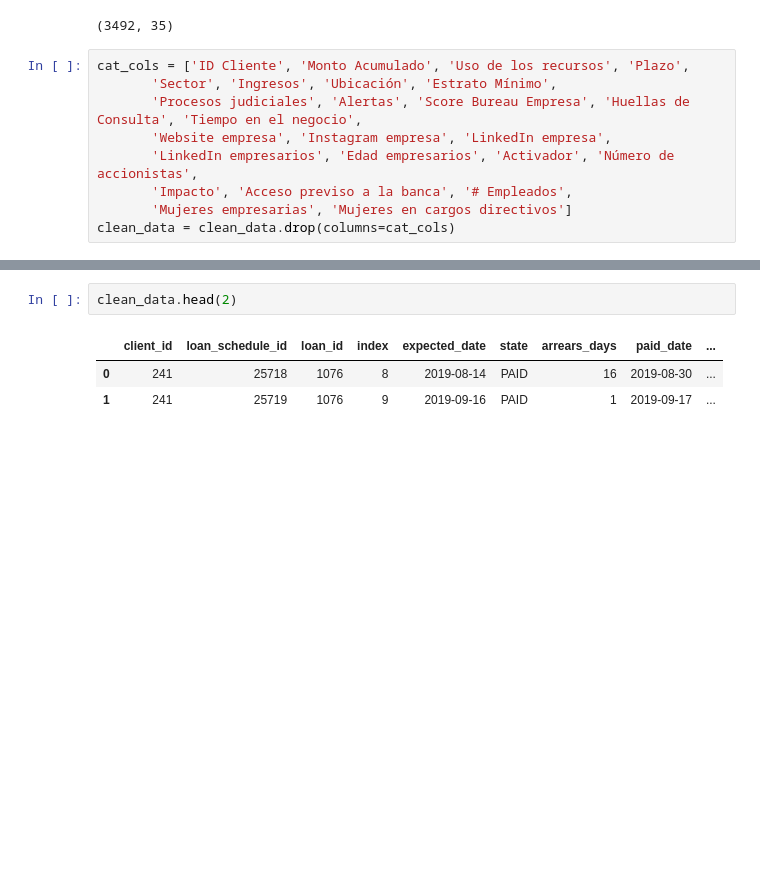
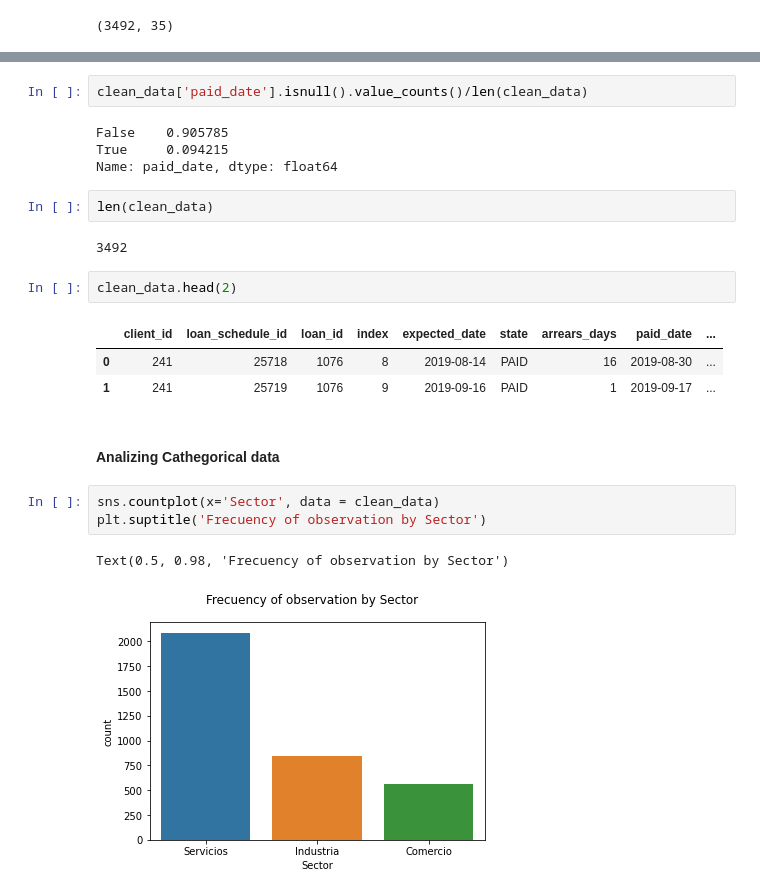
Before and after one commit to cbarros7/capstone_project_holberton, a Jupyter notebook: cleaning_data.ipynb, the cells around one changed output, grey strips where cells are left out. Saved outputs shown, nothing was run; the diff lists cells and outputs as text; blank space fills up the shorter version.

Commit message:
adding first statistical analysis to cleaning_data

```diff
--- a/cleaning_data.ipynb
+++ b/cleaning_data.ipynb
@@ -180,12 +177,3 @@ clean_data.head(2)
 clean_data.shape
 # %% [output]
 (3492, 35)
-# %%
-cat_cols = ['ID Cliente', 'Monto Acumulado', 'Uso de los recursos', 'Plazo',
-       'Sector', 'Ingresos', 'Ubicación', 'Estrato Mínimo',
-       'Procesos judiciales', 'Alertas', 'Score Bureau Empresa', 'Huellas de Consulta', 'Tiempo en el negocio',
-       'Website empresa', 'Instagram empresa', 'LinkedIn empresa',
-       'LinkedIn empresarios', 'Edad empresarios', 'Activador', 'Número de accionistas',
-       'Impacto', 'Acceso previso a la banca', '# Empleados',
-       'Mujeres empresarias', 'Mujeres en cargos directivos']
-clean_data = clean_data.drop(columns=cat_cols)
@@ -194,6 +202,24 @@ clean_data.to_excel('six_loan_id.xlsx')
+# %%
+clean_data['paid_date'].isnull().value_counts()/len(clean_data)
+# %% [output]
+False    0.905785
+True     0.094215
+Name: paid_date, dtype: float64
+# %%
+len(clean_data)
+# %% [output]
+3492
 # %%
 clean_data.head(2)
 # %% [output]
 |  | client_id | loan_schedule_id | loan_id | index | expected_date | state | arrears_days | paid_date | ... |
 | 0 | 241 | 25718 | 1076 | 8 | 2019-08-14 | PAID | 16 | 2019-08-30 | ... |
 | 1 | 241 | 25719 | 1076 | 9 | 2019-09-16 | PAID | 1 | 2019-09-17 | ... |
+# %% [markdown]
+#### Analizing Cathegorical data
+# %%
+sns.countplot(x='Sector', data = clean_data)
+plt.suptitle('Frecuency of observation by Sector')
+# %% [output]
+Text(0.5, 0.98, 'Frecuency of observation by Sector')
+[figure, added]
```
Also changed, not shown: parts of 60 cells of this notebook.
